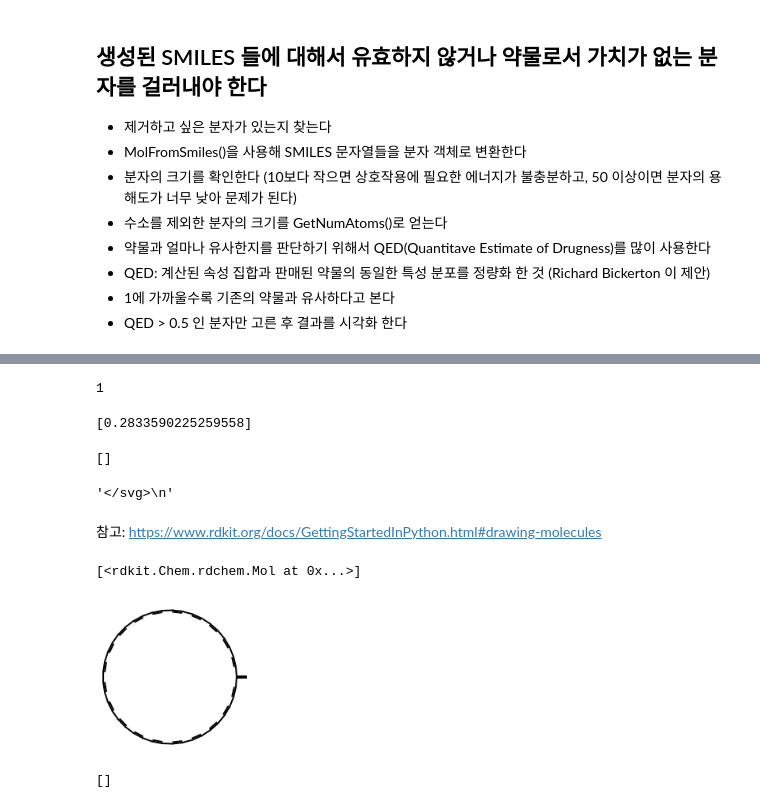
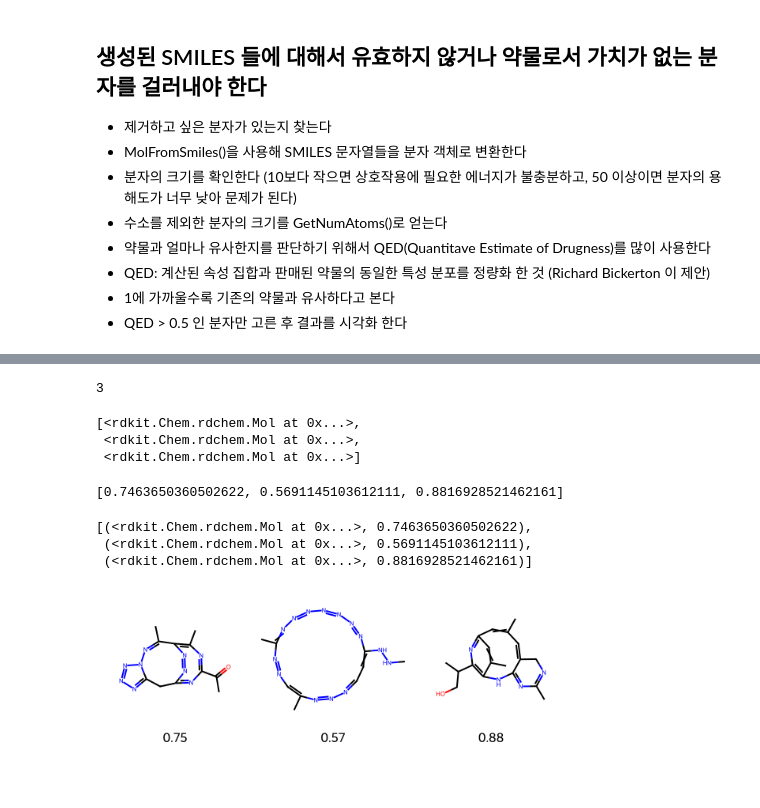
Before and after one commit to StillWork/AIDD-2208-add, a Jupyter notebook: c_85_9_VAE_GenarativeModel.ipynb, the cells around one changed output, grey strips where cells are left out. Cells and saved outputs as stored; diff of their text form; code cells hidden in the pictures; blank space fills up the shorter version.

```diff
--- a/c_85_9_VAE_GenarativeModel.ipynb
+++ b/c_85_9_VAE_GenarativeModel.ipynb
@@ -74,11 +76,11 @@ model.fit_sequences(generate_sequences(50)) # 50 이포크 수
 # %%
 # 학습된 모델을 이용하여 새로운 분자를 만든다
 # 모델에 들어가는 벡터의 크기를 지정한다 (예: 196)
-# 벡터를 1000개 생성하겠다
+# 벡터를 2000개 생성하겠다
 # 생성된 분자들중 유효한 SMILES를 걸러내기 위해서 RDKit의 MolFromSmiles를 사용한다
 
 from rdkit import Chem
-predictions = model.predict_from_embeddings(np.random.normal(size=(1000,196)))
+predictions = model.predict_from_embeddings(np.random.normal(size=(2000,196)))
 molecules = []
 for p in predictions:
   smiles = ''.join(p)
@@ -116,44 +147,31 @@ print(sorted(x.GetNumAtoms() for x in molecules_new))
 good_mol_list = [x for x in molecules_new if x.GetNumAtoms() > 10 and x.GetNumAtoms() < 50]
 print(len(good_mol_list))
 # %% [output]
-1
+3
+# %%
+good_mol_list
+# %% [output]
+[<rdkit.Chem.rdchem.Mol at 0x...>,
+ <rdkit.Chem.rdchem.Mol at 0x...>,
+ <rdkit.Chem.rdchem.Mol at 0x...>]
 # %%
 from rdkit.Chem import QED
 qed_list = [QED.qed(x) for x in good_mol_list]
 # %%
 qed_list
 # %% [output]
-[0.2833590225259558]
+[0.7463650360502622, 0.5691145103612111, 0.8816928521462161]
 # %%
-final_mol_list = [(a,b) for a,b in zip(good_mol_list, qed_list) if b > 0.3] # 0.5를 낮춤
+final_mol_list = [(a,b) for a,b in zip(good_mol_list, qed_list) if b > 0.5] #
 final_mol_list
 # %% [output]
-[]
+[(<rdkit.Chem.rdchem.Mol at 0x...>, 0.7463650360502622),
+ (<rdkit.Chem.rdchem.Mol at 0x...>, 0.5691145103612111),
+ (<rdkit.Chem.rdchem.Mol at 0x...>, 0.8816928521462161)]
 # %%
-from rdkit.Chem import Draw
-Draw.MolsToGridImage(
-    [x[0] for x  in final_mol_list],
-    molsPerRow = 3, useSVG=True,
-    subImgSize = (250, 250),
-    returnPNG=True,
-    legends=[f"{x[1]:.2f}" for x in final_mol_list])
+img=Draw.MolsToGridImage([x[0] for x  in final_mol_list],
+                         molsPerRow=4,subImgSize=(200,200),
+                         legends=[f"{x[1]:.2f}" for x in final_mol_list])
+img
 # %% [output]
-'</svg>\n'
+[figure, added]
-# %% [markdown]
-참고:
-https://www.rdkit.org/docs/GettingStartedInPython.html#drawing-molecules
-# %%
-good_mol_list
-# %% [output]
-[<rdkit.Chem.rdchem.Mol at 0x...>]
-# %%
-img=Draw.MolsToGridImage(good_mol_list,molsPerRow=4,subImgSize=(200,200))
-                        #  legends=[x.GetProp("_Name") for x in good_mol_list])
-# img.save('images/cdk2_molgrid.aligned.o.png')
-img
-# %% [output]
-[figure, removed]
-# %%
-final_mol_list
-# %% [output]
-[]
```
Also changed, not shown: parts of 9 cells of this notebook.
